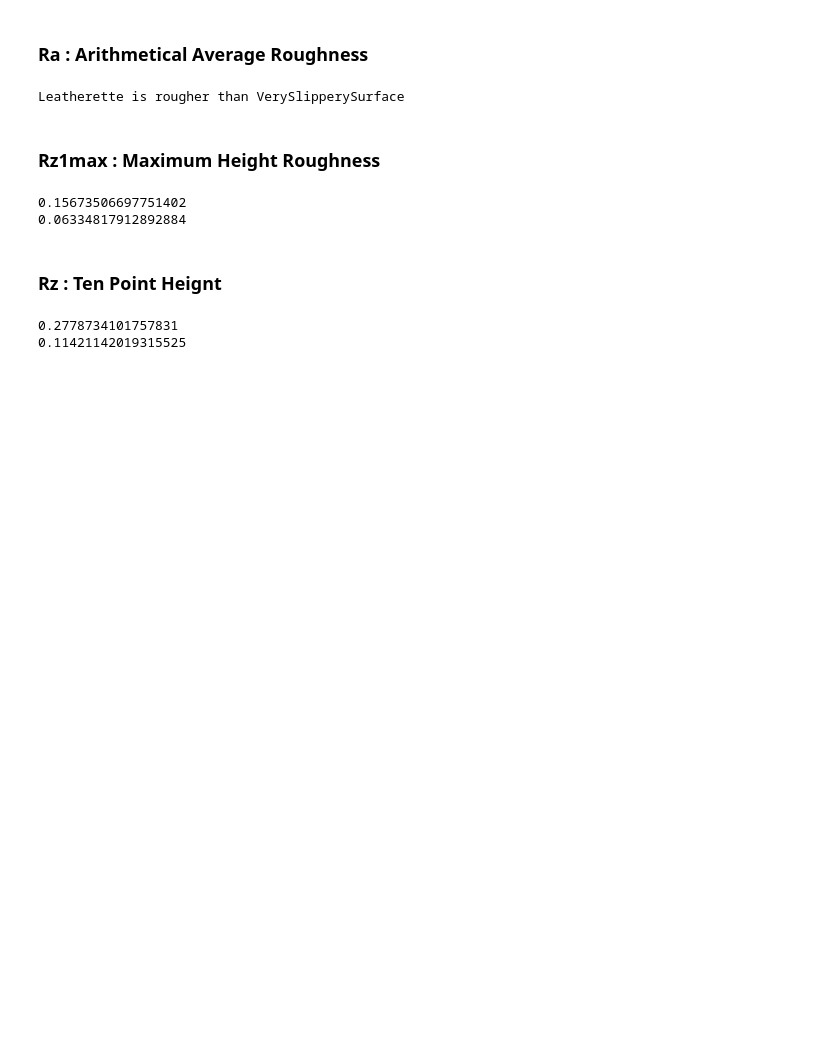
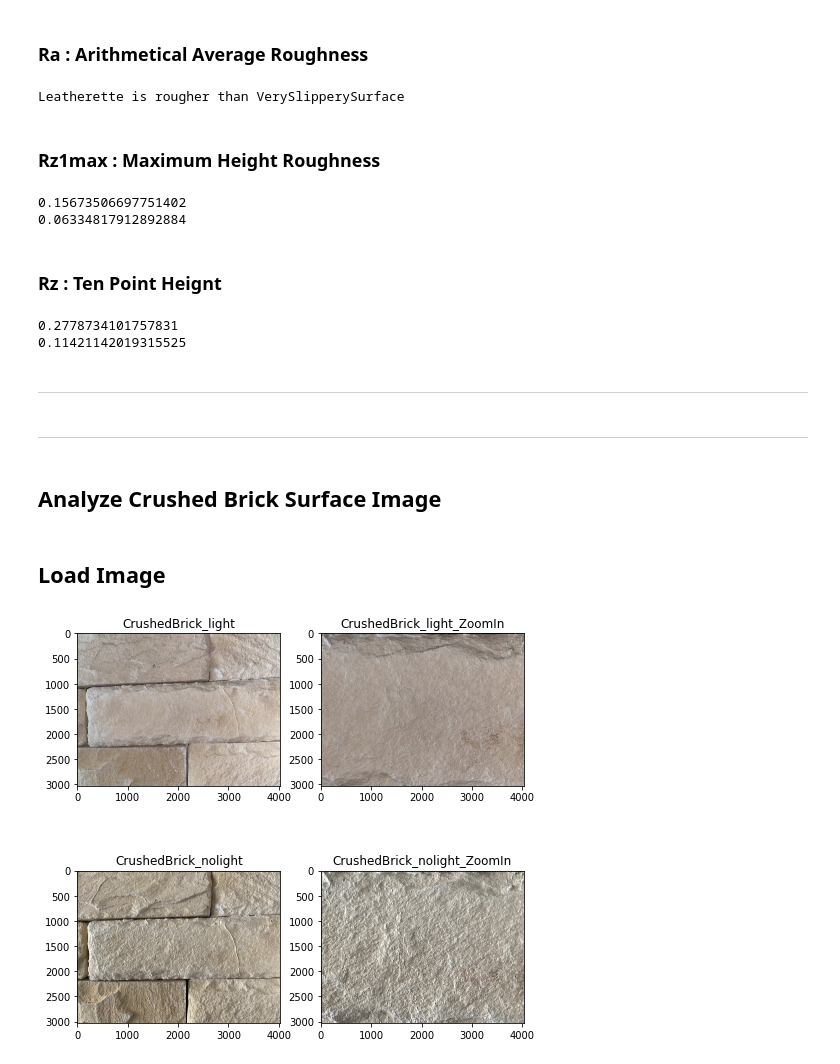
Before and after one commit to Kchanghun/CompareSurfaceRoughness, a Jupyter notebook: CompareSurfaceRoughness.ipynb, the cells around one changed output. Cells and saved outputs as stored; diff of their text form; code cells hidden in the pictures; blank space fills up the shorter version.

Commit message:
load and draw surface of CrushedBrick Image

```diff
--- a/CompareSurfaceRoughness.ipynb
+++ b/CompareSurfaceRoughness.ipynb
@@ -282,3 +286,44 @@ print(compute_Rz(HPF_VerySlipperySurface))
 # %% [output]
 0.2778734101757831
 0.11421142019315525
+# %% [markdown]
+---
+# %% [markdown]
+---
+# %% [markdown]
+## Analyze Crushed Brick Surface Image
+# %% [markdown]
+## Load Image
+# %%
+cwd = os.getcwd()
+CrushedBrick_light_Path = cwd+'/DataImage/CrushedBrick_light.JPG'
+CrushedBrick_light_ZoomIn_Path = cwd+'/DataImage/CrushedBrick_light_ZoomIn.JPG'
+CrushedBrick_nolight_Path = cwd+'/DataImage/CrushedBrick_nolight.JPG'
+CrushedBrick_nolight_ZoomIn_Path = cwd+'/DataImage/CrushedBrick_nolight_ZoomIn.JPG'
+
+CrushedBrick_light_Img = img.imread(CrushedBrick_light_Path)
+CrushedBrick_light_ZoomIn_Img = img.imread(CrushedBrick_light_ZoomIn_Path)
+CrushedBrick_nolight_Img = img.imread(CrushedBrick_nolight_Path)
+CrushedBrick_nolight_ZoomIn_Img = img.imread(CrushedBrick_nolight_ZoomIn_Path)
+
+plt.figure(figsize=(8,8))
+
+plt.subplot(2,2,1)
+plt.title('CrushedBrick_light')
+plt.imshow(CrushedBrick_light_Img)
+
+plt.subplot(2,2,2)
+plt.title('CrushedBrick_light_ZoomIn')
+plt.imshow(CrushedBrick_light_ZoomIn_Img)
+
+plt.subplot(2,2,3)
+plt.title('CrushedBrick_nolight')
+plt.imshow(CrushedBrick_nolight_Img)
+
+plt.subplot(2,2,4)
+plt.title('CrushedBrick_nolight_ZoomIn')
+plt.imshow(CrushedBrick_nolight_ZoomIn_Img)
+
+plt.show()
+# %% [output]
+[figure, added]
```
Also changed, not shown: parts of 8 cells of this notebook, 4 other files.
